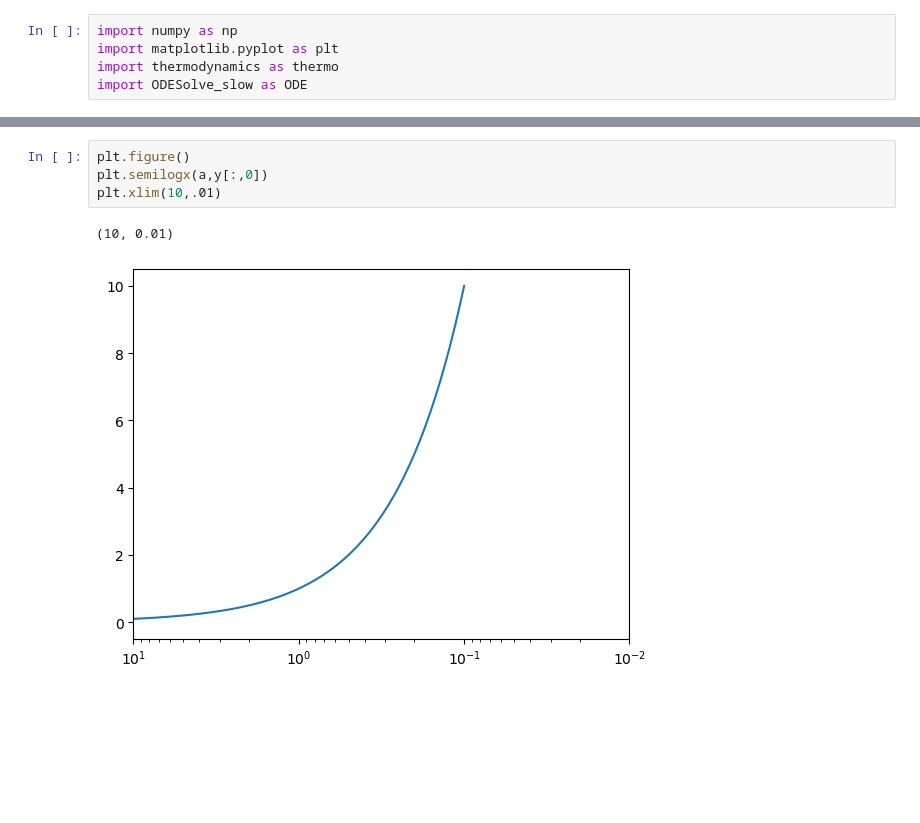
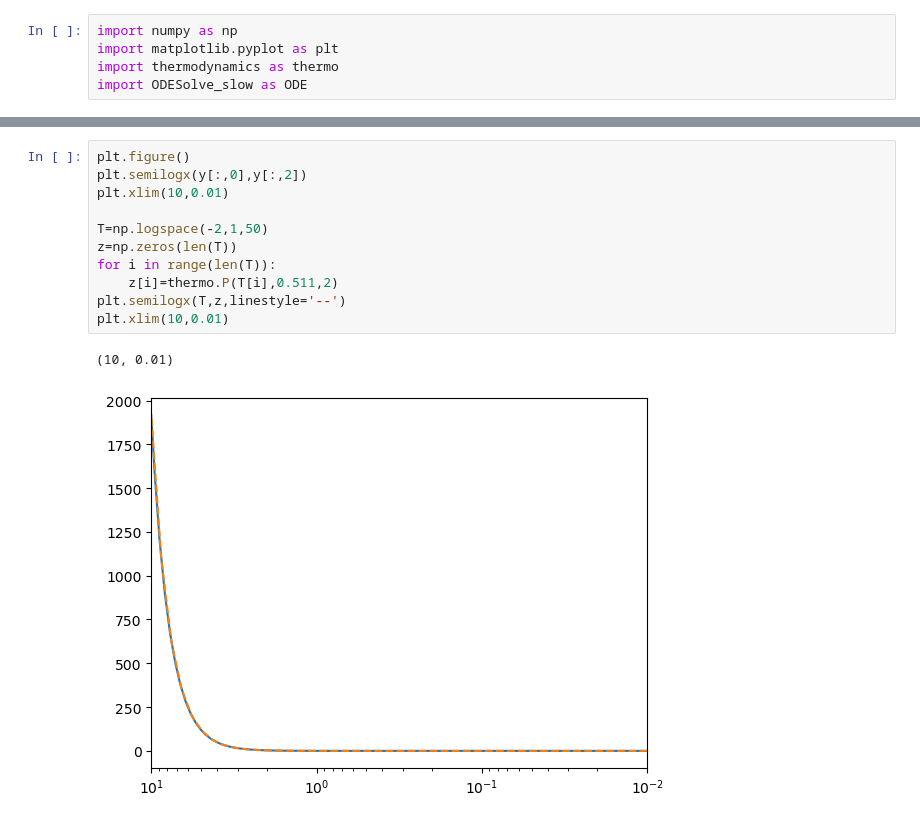
Before and after one commit to nuLABatUSD/BBN_evolve, a Jupyter notebook: thermoODE.ipynb, the cells around one changed output, grey strips where cells are left out. Drawn from its saved outputs; the diff is of its cells as text; blank space fills up the shorter version.

```diff
--- a/thermoODE.ipynb
+++ b/thermoODE.ipynb
@@ -65,7 +51,14 @@ plt.xlim(10,.01)
-# %%
-plt.figure()
-plt.semilogx(a,y[:,0])
-plt.xlim(10,.01)
-# %% [output]
-(10, 0.01)
-[figure, removed]
+# %%
+plt.figure()
+plt.semilogx(y[:,0],y[:,2])
+plt.xlim(10,0.01)
+
+T=np.logspace(-2,1,50)
+z=np.zeros(len(T))
+for i in range(len(T)):
+    z[i]=thermo.P(T[i],0.511,2)
+plt.semilogx(T,z,linestyle='--')
+plt.xlim(10,0.01)
+# %% [output]
+(10, 0.01)
+[figure, added]
```
Also changed, not shown: parts of 5 cells of this notebook.
